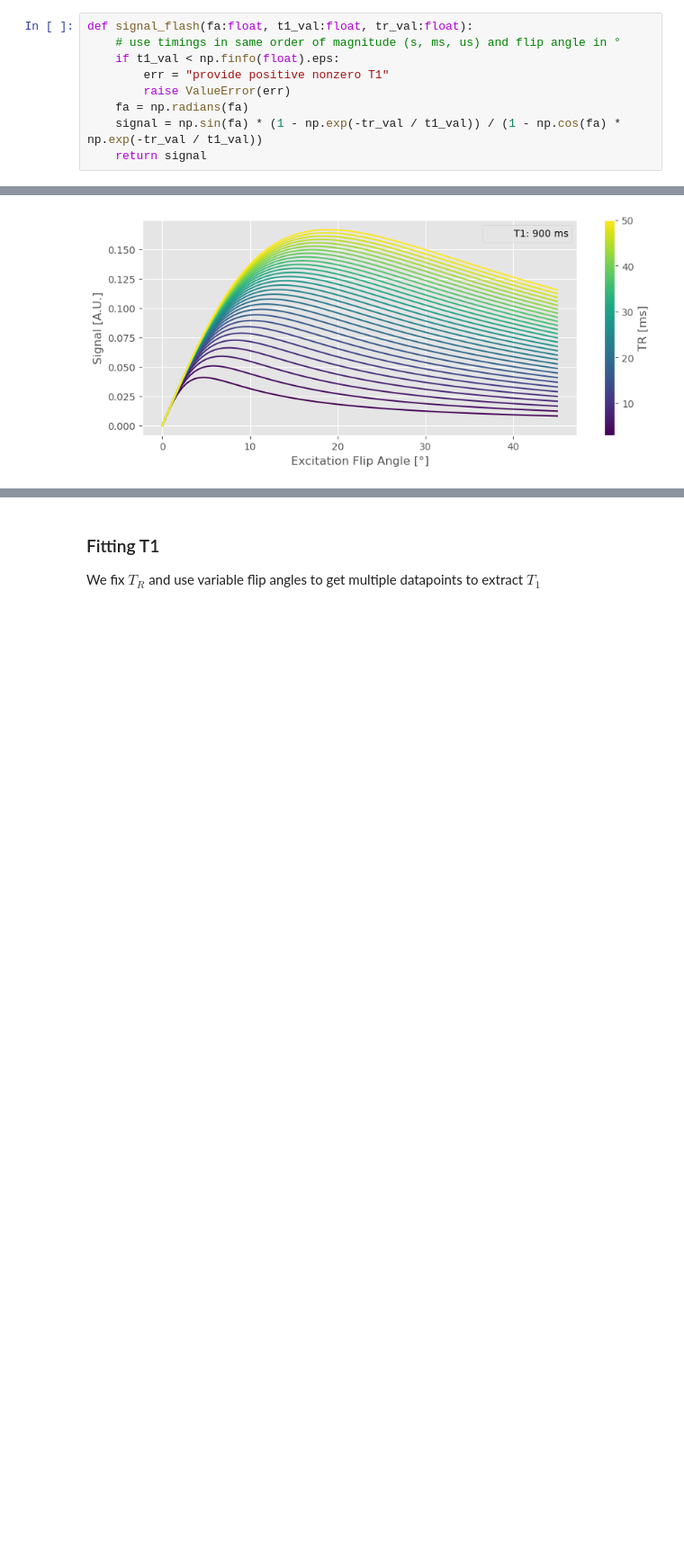
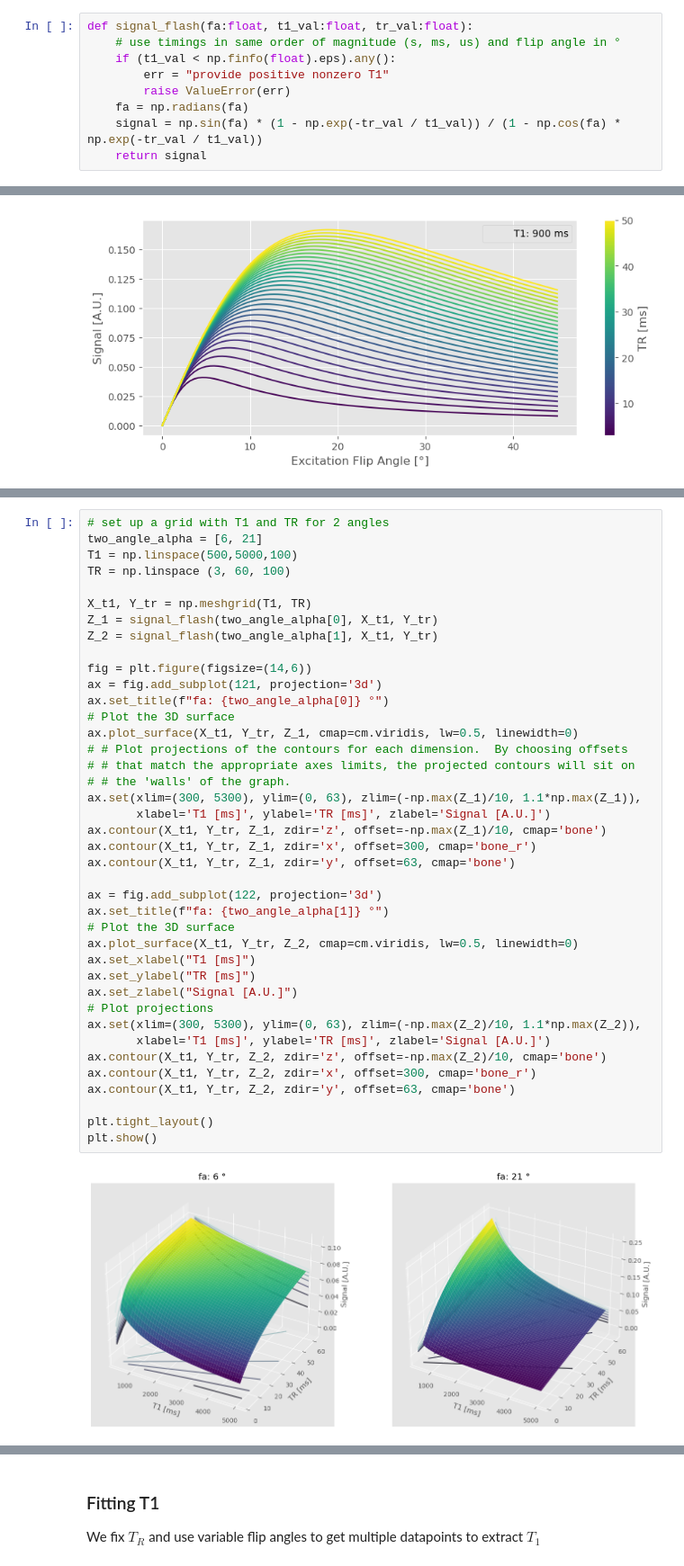
Before and after one commit to halirutan/qMRI-workshop, a Jupyter notebook: T1/nb_t1_exercise2.ipynb, the cells around one changed output, grey strips where cells are left out. Shown at 90% size. Cells and saved outputs as stored; diff of their text form; blank space fills up the shorter version.

Commit message:
added 3d plot for signal with varying T1 and TR params

```diff
--- a/T1/nb_t1_exercise2.ipynb
+++ b/T1/nb_t1_exercise2.ipynb
@@ -25,7 +27,7 @@ We define this first
 # %%
 def signal_flash(fa:float, t1_val:float, tr_val:float):
     # use timings in same order of magnitude (s, ms, us) and flip angle in °
-    if t1_val < np.finfo(float).eps:
+    if (t1_val < np.finfo(float).eps).any():
         err = "provide positive nonzero T1"
         raise ValueError(err)
     fa = np.radians(fa)
@@ -81,0 +86,42 @@ plt.show()
+# %%
+# set up a grid with T1 and TR for 2 angles
+two_angle_alpha = [6, 21]
+T1 = np.linspace(500,5000,100)
+TR = np.linspace (3, 60, 100)
+
+X_t1, Y_tr = np.meshgrid(T1, TR)
+Z_1 = signal_flash(two_angle_alpha[0], X_t1, Y_tr)
+Z_2 = signal_flash(two_angle_alpha[1], X_t1, Y_tr)
+
+fig = plt.figure(figsize=(14,6))
+ax = fig.add_subplot(121, projection='3d')
+ax.set_title(f"fa: {two_angle_alpha[0]} °")
+# Plot the 3D surface
+ax.plot_surface(X_t1, Y_tr, Z_1, cmap=cm.viridis, lw=0.5, linewidth=0)
+# # Plot projections of the contours for each dimension.  By choosing offsets
+# # that match the appropriate axes limits, the projected contours will sit on
+# # the 'walls' of the graph.
+ax.set(xlim=(300, 5300), ylim=(0, 63), zlim=(-np.max(Z_1)/10, 1.1*np.max(Z_1)),
+       xlabel='T1 [ms]', ylabel='TR [ms]', zlabel='Signal [A.U.]')
+ax.contour(X_t1, Y_tr, Z_1, zdir='z', offset=-np.max(Z_1)/10, cmap='bone')
+ax.contour(X_t1, Y_tr, Z_1, zdir='x', offset=300, cmap='bone_r')
+ax.contour(X_t1, Y_tr, Z_1, zdir='y', offset=63, cmap='bone')
+
+ax = fig.add_subplot(122, projection='3d')
+ax.set_title(f"fa: {two_angle_alpha[1]} °")
+# Plot the 3D surface
+ax.plot_surface(X_t1, Y_tr, Z_2, cmap=cm.viridis, lw=0.5, linewidth=0)
+ax.set_xlabel("T1 [ms]")
+ax.set_ylabel("TR [ms]")
+ax.set_zlabel("Signal [A.U.]")
+# Plot projections
+ax.set(xlim=(300, 5300), ylim=(0, 63), zlim=(-np.max(Z_2)/10, 1.1*np.max(Z_2)),
+       xlabel='T1 [ms]', ylabel='TR [ms]', zlabel='Signal [A.U.]')
+ax.contour(X_t1, Y_tr, Z_2, zdir='z', offset=-np.max(Z_2)/10, cmap='bone')
+ax.contour(X_t1, Y_tr, Z_2, zdir='x', offset=300, cmap='bone_r')
+ax.contour(X_t1, Y_tr, Z_2, zdir='y', offset=63, cmap='bone')
+
+plt.tight_layout()
+plt.show()
+# %% [output]
+[figure, added]
```
Also changed, not shown: parts of 3 cells of this notebook.
